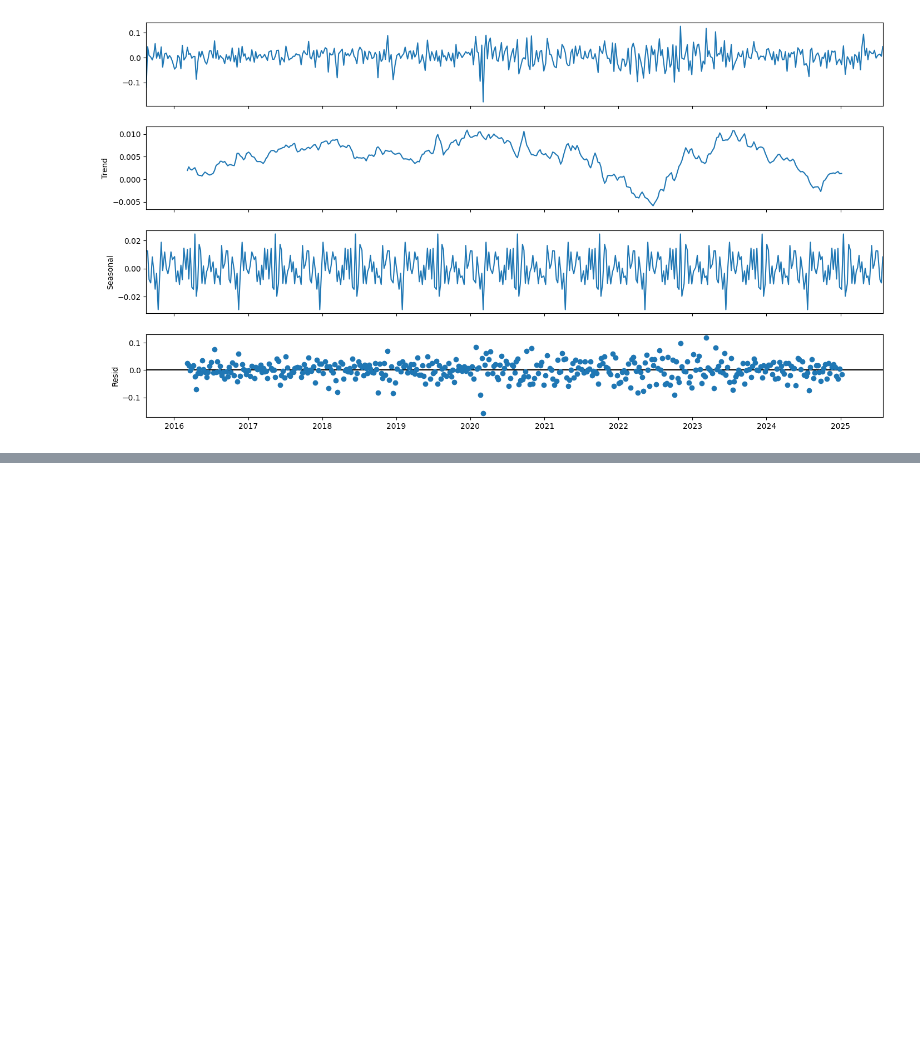
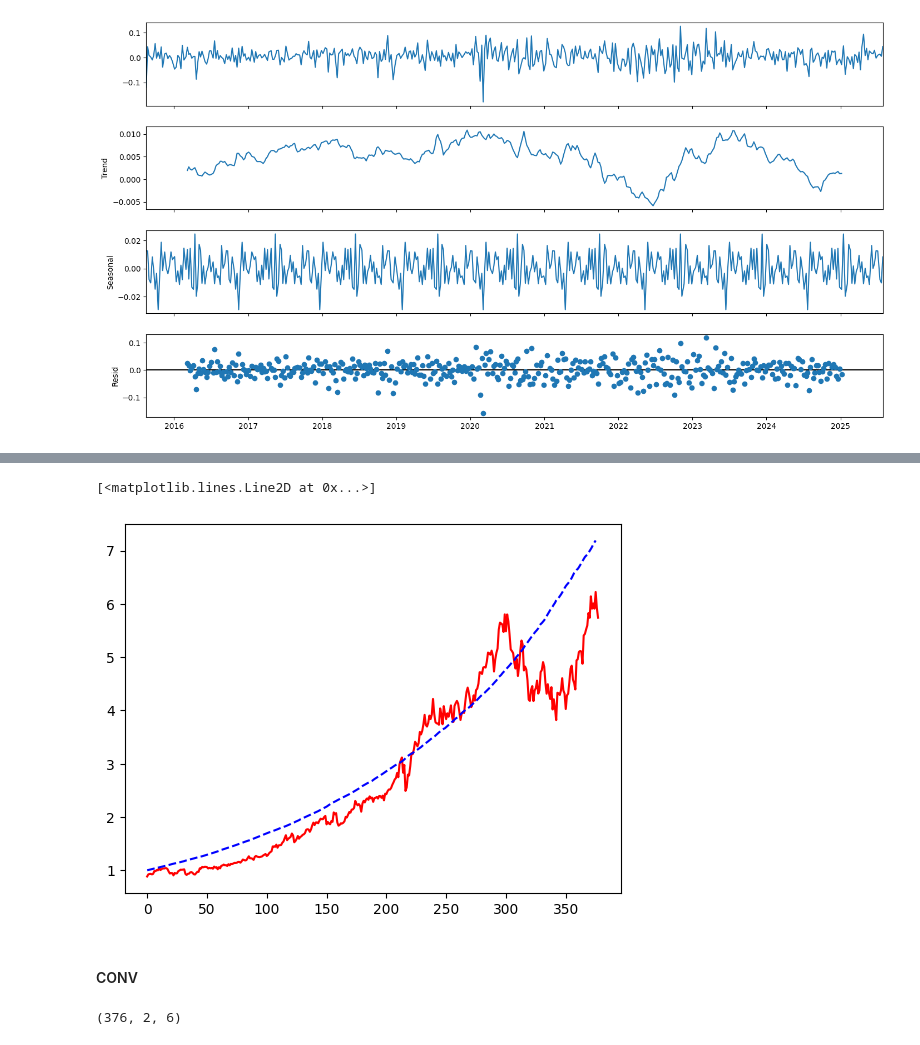
Before and after one commit to kaladabrio2020/livro-blueprints-de-aprendizado-de-maquina-e-cd-para-financas, a Jupyter notebook: parte1-conjectura/capitulo 5 - Aprendizado Supervisionado Regressao/estudo_de_caso_1.ipynb, the cells around one changed output, grey strips where cells are left out. Saved outputs shown, nothing was run; the diff lists cells and outputs as text; code cells hidden in the pictures; blank space fills up the shorter version.

```diff
--- a/parte1-conjectura/capitulo 5 - Aprendizado Supervisionado Regressao/estudo_de_caso_1.ipynb
+++ b/parte1-conjectura/capitulo 5 - Aprendizado Supervisionado Regressao/estudo_de_caso_1.ipynb
@@ -250,0 +412,4 @@ plt.show()
+# %%
+plt.plot(range(len(ytrain)), np.exp(ytrain).cumprod(), 'r', label='real')
+plt.plot(range(len(model.predict(X_train))), np.exp(model.predict(X_train)).cumprod(), 'b--', label='predict')
+# %% [output]
@@ -250,0 +418,8 @@ plt.show()
+[<matplotlib.lines.Line2D at 0x...>]
+[figure, added]
+# %% [markdown]
+#### CONV
+# %%
+X_train.shape
+# %% [output]
+(376, 2, 6)
```
Also changed, not shown: parts of 48 cells of this notebook, 5 other files.
